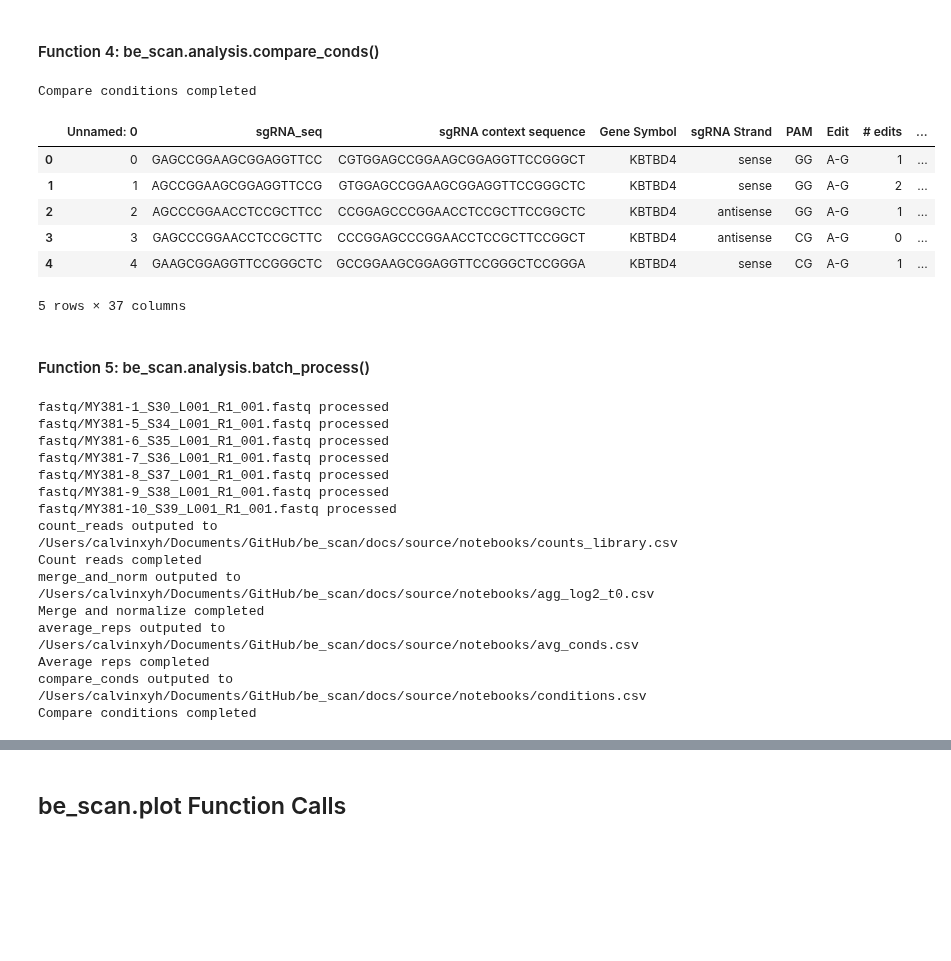
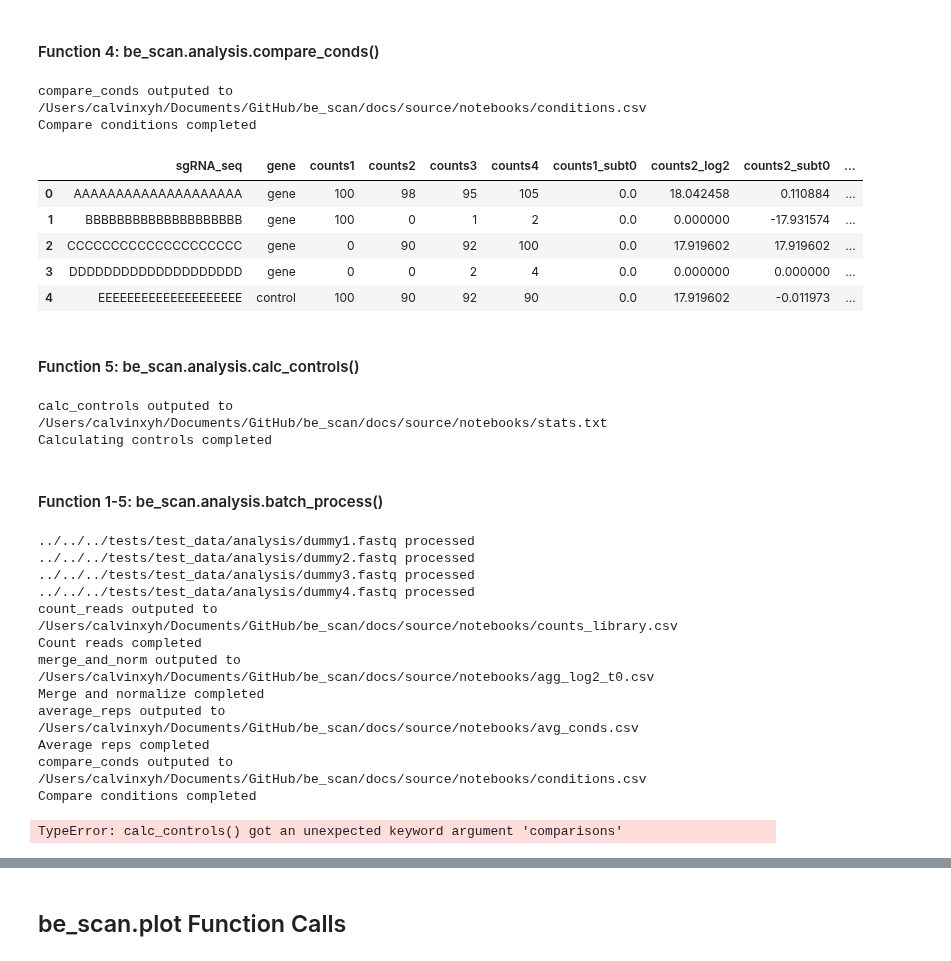
Before and after one commit to liaulab/be-scan, a Jupyter notebook: docs/source/notebooks/tutorial.ipynb, the cells around one changed output, grey strips where cells are left out. Cells and saved outputs as stored; diff of their text form; code cells hidden in the pictures; blank space fills up the shorter version.

Commit message:
edit notebook and test files

```diff
--- a/docs/source/notebooks/tutorial.ipynb
+++ b/docs/source/notebooks/tutorial.ipynb
@@ -301,36 +305,55 @@ Average reps completed
 #### Function 4: be_scan.analysis.compare_conds()
 # %%
 be_scan.analysis.compare_conds(
-    in_comparisons, in_agg, out_dir = KBTBD4_parent_dir,
+    annotated_lib = f"{analysis_dir}average_reps_sample_out.csv",
+    comparisons   = f"{analysis_dir}comparisons.csv",
+    out_dir = "",
 ).head(5)
 # %% [output]
+compare_conds outputed to /Users/calvinxyh/Documents/GitHub/be_scan/docs/source/notebooks/conditions.csv
 Compare conditions completed
-|  | Unnamed: 0 | sgRNA_seq | sgRNA context sequence | Gene Symbol | sgRNA Strand | PAM | Edit | # edits | ... |
-| 0 | 0 | GAGCCGGAAGCGGAGGTTCC | CGTGGAGCCGGAAGCGGAGGTTCCGGGCT | KBTBD4 | sense | GG | A-G | 1 | ... |
-| 1 | 1 | AGCCGGAAGCGGAGGTTCCG | GTGGAGCCGGAAGCGGAGGTTCCGGGCTC | KBTBD4 | sense | GG | A-G | 2 | ... |
-| 2 | 2 | AGCCCGGAACCTCCGCTTCC | CCGGAGCCCGGAACCTCCGCTTCCGGCTC | KBTBD4 | antisense | GG | A-G | 1 | ... |
-| 3 | 3 | GAGCCCGGAACCTCCGCTTC | CCCGGAGCCCGGAACCTCCGCTTCCGGCT | KBTBD4 | antisense | CG | A-G | 0 | ... |
-| 4 | 4 | GAAGCGGAGGTTCCGGGCTC | GCCGGAAGCGGAGGTTCCGGGCTCCGGGA | KBTBD4 | sense | CG | A-G | 1 | ... |
+|  | sgRNA_seq | gene | counts1 | counts2 | counts3 | counts4 | counts1_subt0 | counts2_log2 | counts2_subt0 | ... |
+| 0 | AAAAAAAAAAAAAAAAAAAA | gene | 100 | 98 | 95 | 105 | 0.0 | 18.042458 | 0.110884 | ... |
+| 1 | BBBBBBBBBBBBBBBBBBBB | gene | 100 | 0 | 1 | 2 | 0.0 | 0.000000 | -17.931574 | ... |
+| 2 | CCCCCCCCCCCCCCCCCCCC | gene | 0 | 90 | 92 | 100 | 0.0 | 17.919602 | 17.919602 | ... |
+| 3 | DDDDDDDDDDDDDDDDDDDD | gene | 0 | 0 | 2 | 4 | 0.0 | 0.000000 | 0.000000 | ... |
+| 4 | EEEEEEEEEEEEEEEEEEEE | control | 100 | 90 | 92 | 90 | 0.0 | 17.919602 | -0.011973 | ... |
-5 rows × 37 columns
+# %% [markdown]
+#### Function 5: be_scan.analysis.calc_controls()
+# %%
+import be_scan
+
+be_scan.analysis.calc_controls(annotated_lib = f"{analysis_dir}compare_conds_sample_out.csv",
+                               stats_comparisons   = ['cond1-cond1'],
+                               neg_ctrl_col  = 'gene',
+                               neg_ctrl_conditions = ['control'],
+                               )
+# %% [output]
+calc_controls outputed to /Users/calvinxyh/Documents/GitHub/be_scan/docs/source/notebooks/stats.txt
+Calculating controls completed
 # %% [markdown]
-#### Function 5: be_scan.analysis.batch_process()
+#### Function 1-5: be_scan.analysis.batch_process()
 # %%
 import be_scan
 be_scan.analysis.batch_process(
-    sample_sheet='HDAC_sample_sheet.csv',
-    annotated_lib='XYH_annotated_HDAC1_ABE.csv',
-    comparisons='comparisons.csv',
-    file_dir = 'fastq/',
-    out_dir = '',
+    sample_sheet  = f"{analysis_dir}sample_sheet.csv",
+    annotated_lib = f"{analysis_dir}annotated_lib_sample_in.csv",
+    comparisons   = f"{analysis_dir}comparisons.csv",
+    neg_ctrl_col  = 'gene',
+    neg_ctrl_conditions = ['control'],
+
+    file_dir     = analysis_dir,
+    out_dir      = "",
+    KEY_INTERVAL = (0,35),
+    KEY          = "ABCDEF",
+    KEY_REV      = "GHIJKL",
+    controls = ["counts1"],
 )
 # %% [output]
-fastq/MY381-1_S30_L001_R1_001.fastq processed
-fastq/MY381-5_S34_L001_R1_001.fastq processed
-fastq/MY381-6_S35_L001_R1_001.fastq processed
-fastq/MY381-7_S36_L001_R1_001.fastq processed
-fastq/MY381-8_S37_L001_R1_001.fastq processed
-fastq/MY381-9_S38_L001_R1_001.fastq processed
-fastq/MY381-10_S39_L001_R1_001.fastq processed
+../../../tests/test_data/analysis/dummy1.fastq processed
+../../../tests/test_data/analysis/dummy2.fastq processed
+../../../tests/test_data/analysis/dummy3.fastq processed
+../../../tests/test_data/analysis/dummy4.fastq processed
 count_reads outputed to /Users/calvinxyh/Documents/GitHub/be_scan/docs/source/notebooks/counts_library.csv
 Count reads completed
 merge_and_norm outputed to /Users/calvinxyh/Documents/GitHub/be_scan/docs/source/notebooks/agg_log2_t0.csv
@@ -339,3 +362,4 @@ average_reps outputed to /Users/calvinxyh/Documents/GitHub/be_scan/docs/source/n
 Average reps completed
 compare_conds outputed to /Users/calvinxyh/Documents/GitHub/be_scan/docs/source/notebooks/conditions.csv
 Compare conditions completed
+TypeError: calc_controls() got an unexpected keyword argument 'comparisons'
```
Also changed, not shown: parts of 7 cells of this notebook, 14 other files.
